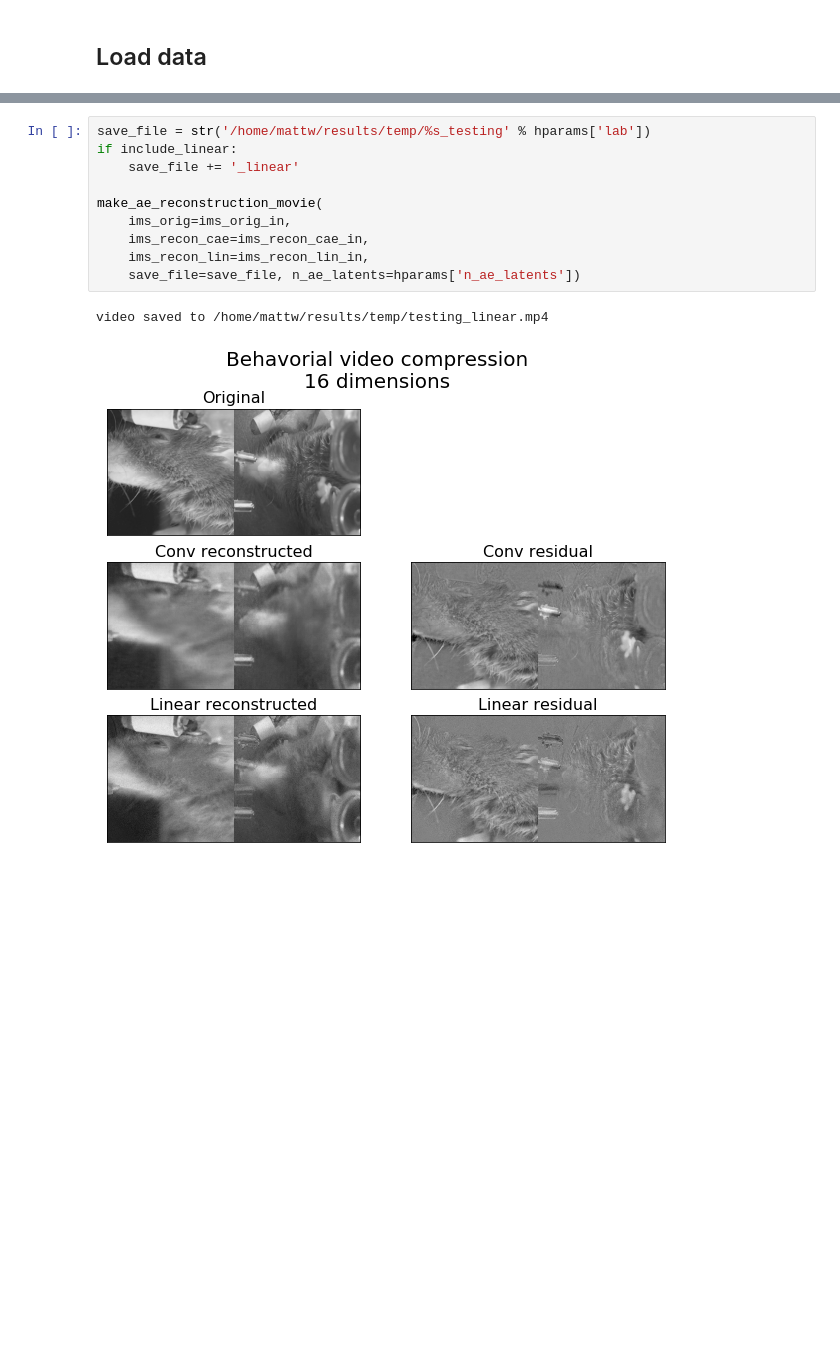
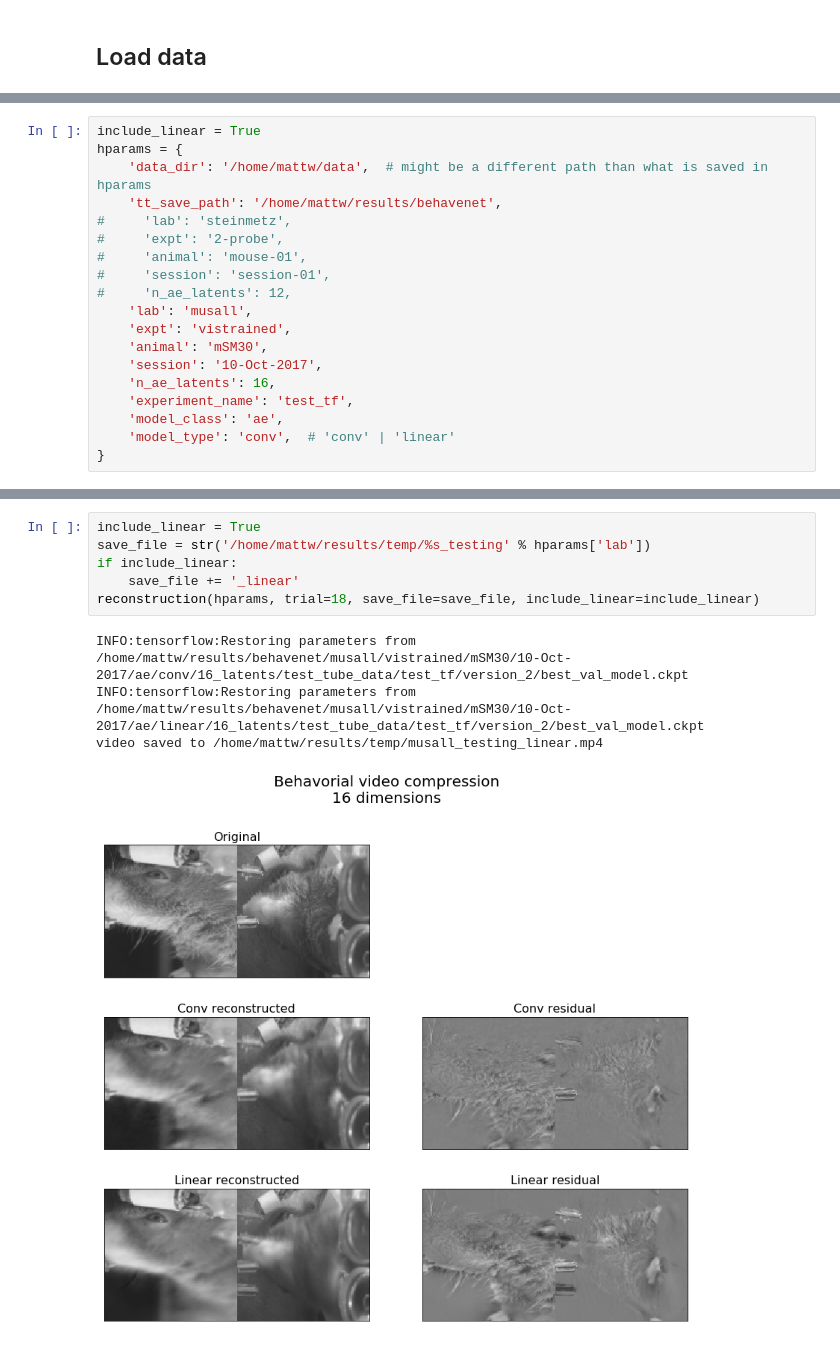
Before and after one commit to themattinthehatt/behavenet, a Jupyter notebook: analyses/ae/conv_linear_reconstructions.ipynb, the cells around one changed output, grey strips where cells are left out. Cells and saved outputs as stored; diff of their text form; blank space fills up the shorter version.

```diff
--- a/analyses/ae/conv_linear_reconstructions.ipynb
+++ b/analyses/ae/conv_linear_reconstructions.ipynb
@@ -249,0 +9,19 @@ def make_ae_reconstruction_movie(
+# %%
+include_linear = True
+hparams = {
+    'data_dir': '/home/mattw/data',  # might be a different path than what is saved in hparams
+    'tt_save_path': '/home/mattw/results/behavenet',
+#     'lab': 'steinmetz',
+#     'expt': '2-probe',
+#     'animal': 'mouse-01',
+#     'session': 'session-01',
+#     'n_ae_latents': 12,
+    'lab': 'musall',
+    'expt': 'vistrained',
+    'animal': 'mSM30',
+    'session': '10-Oct-2017',
+    'n_ae_latents': 16,
+    'experiment_name': 'test_tf',
+    'model_class': 'ae',
+    'model_type': 'conv',  # 'conv' | 'linear'
+}
@@ -250,13 +30,11 @@ def make_ae_reconstruction_movie(
 # %%
+include_linear = True
 save_file = str('/home/mattw/results/temp/%s_testing' % hparams['lab'])
 if include_linear:
     save_file += '_linear'
-
-make_ae_reconstruction_movie(
-    ims_orig=ims_orig_in,
-    ims_recon_cae=ims_recon_cae_in,
-    ims_recon_lin=ims_recon_lin_in,
-    save_file=save_file, n_ae_latents=hparams['n_ae_latents'])
+reconstruction(hparams, trial=18, save_file=save_file, include_linear=include_linear)
 # %% [output]
-video saved to /home/mattw/results/temp/testing_linear.mp4
+INFO:tensorflow:Restoring parameters from /home/mattw/results/behavenet/musall/vistrained/mSM30/10-Oct-2017/ae/conv/16_latents/test_tube_data/test_tf/version_2/best_val_model.ckpt
+INFO:tensorflow:Restoring parameters from /home/mattw/results/behavenet/musall/vistrained/mSM30/10-Oct-2017/ae/linear/16_latents/test_tube_data/test_tf/version_2/best_val_model.ckpt
+video saved to /home/mattw/results/temp/musall_testing_linear.mp4
-[figure, old version]
+[figure, new version]
```
Also changed, not shown: parts of 11 cells of this notebook, 9 other files.
